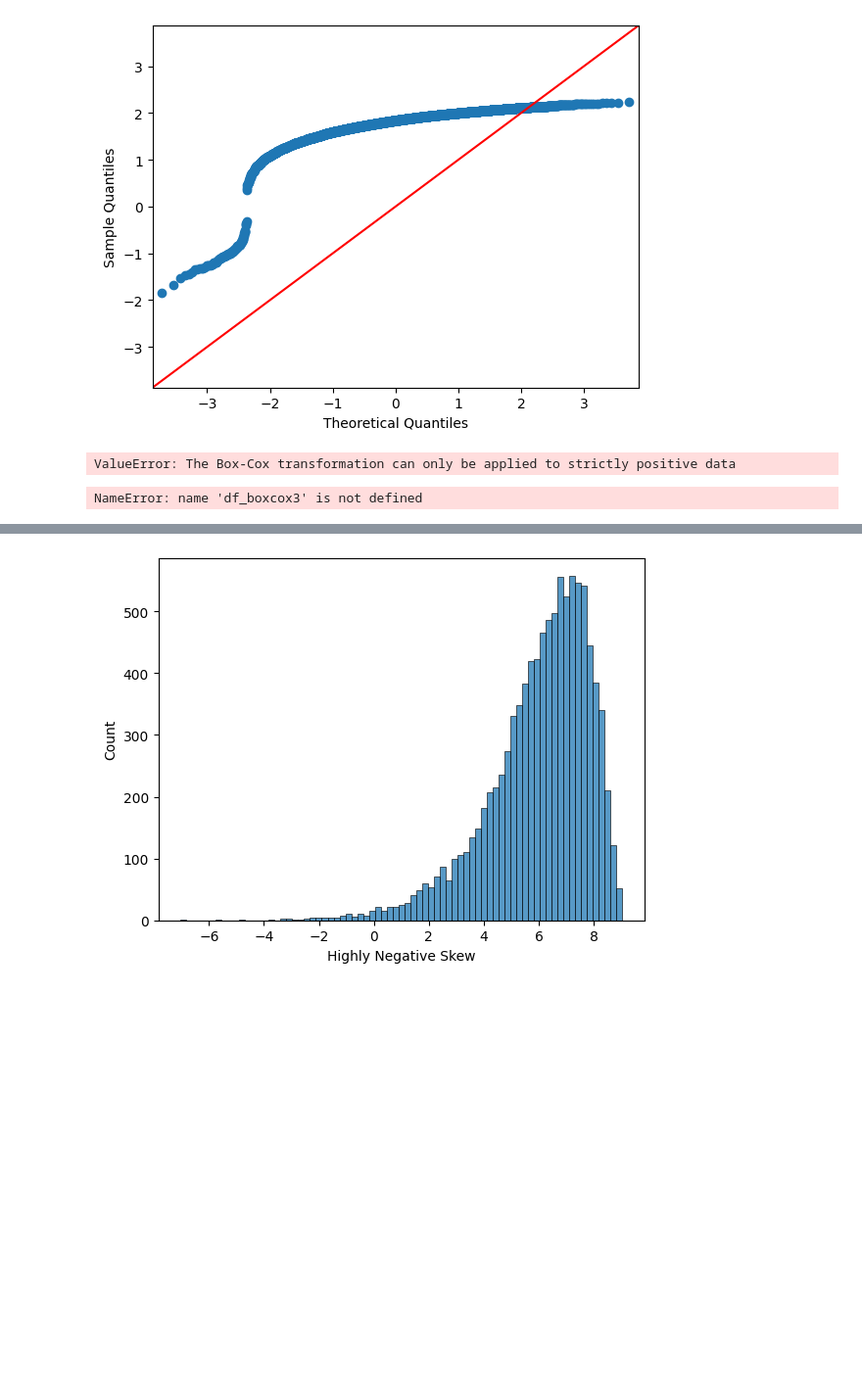
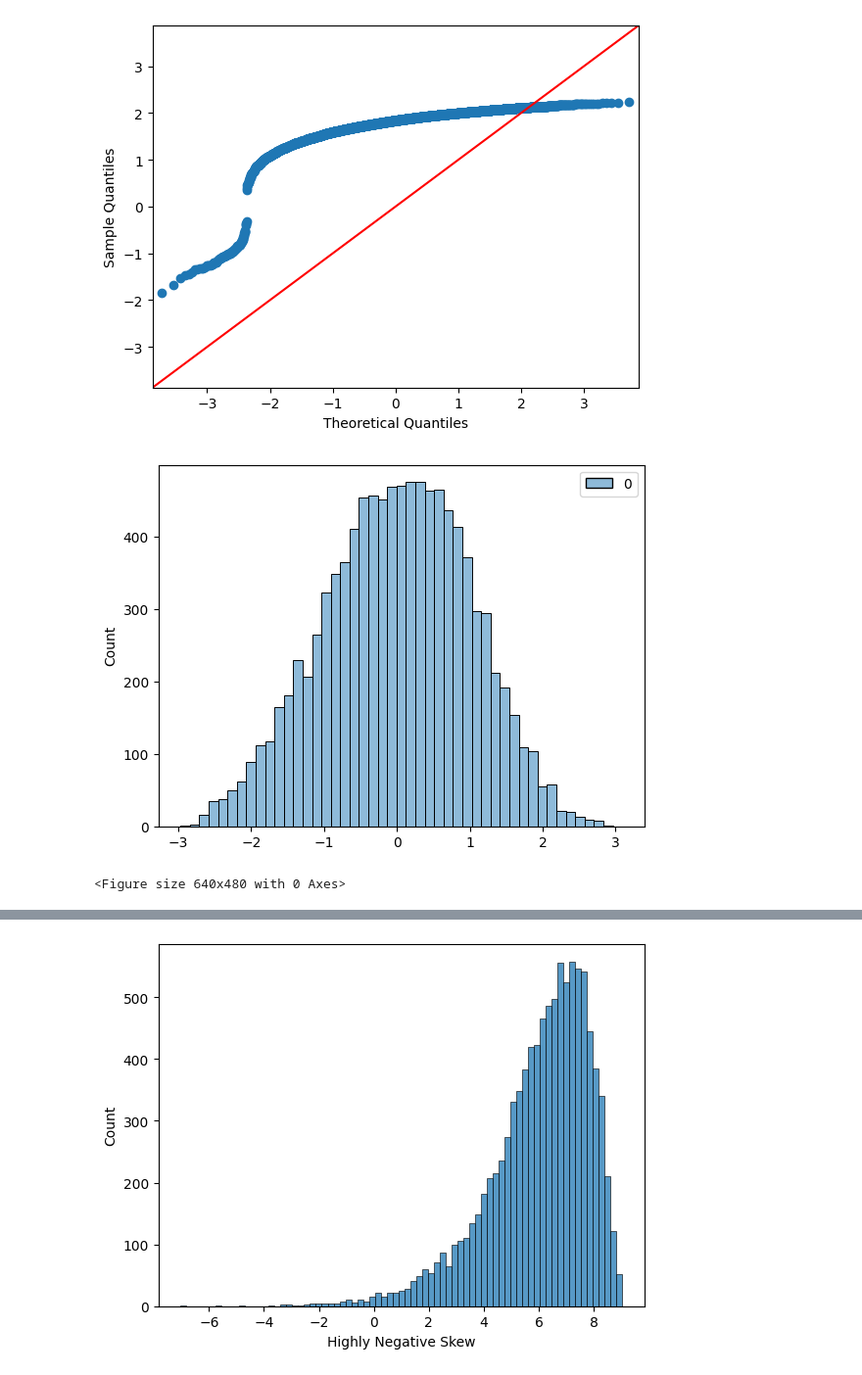
Before and after one commit to Lozol/StartUp_homework, a Jupyter notebook: HW 48.ipynb, the cells around one changed output, grey strips where cells are left out. Shown at 98% size. Cells and saved outputs as stored; diff of their text form; code cells hidden in the pictures; blank space fills up the shorter version.

```diff
--- a/HW 48.ipynb
+++ b/HW 48.ipynb
@@ -167,12 +167,12 @@ plt.show()
 # %%
 data3 = df['Moderate Negative Skew'].values.reshape(-1, 1)
 # %%
-df_boxcox3 = pt.fit_transform(data3)
+pt2 = PowerTransformer(method='yeo-johnson')
+df_yeo = pt2.fit_transform(data3)
-# %% [output]
-ValueError: The Box-Cox transformation can only be applied to strictly positive data
 # %%
-sns.histplot(df_boxcox3)
+sns.histplot(df_yeo)
 fig = plt.figure()
 # %% [output]
+[figure, added]
-NameError: name 'df_boxcox3' is not defined
+<Figure size 640x480 with 0 Axes>
 # %%
```
Also changed, not shown: parts of 5 cells of this notebook.
